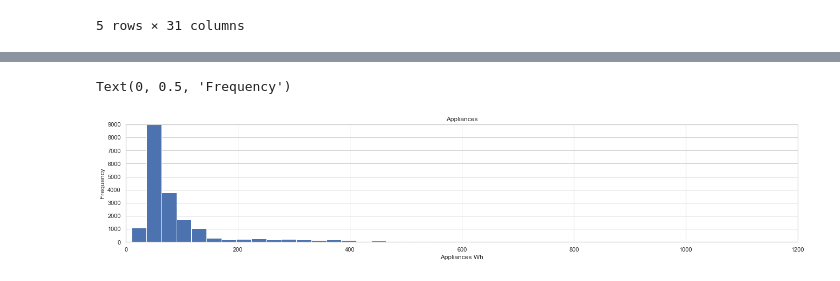
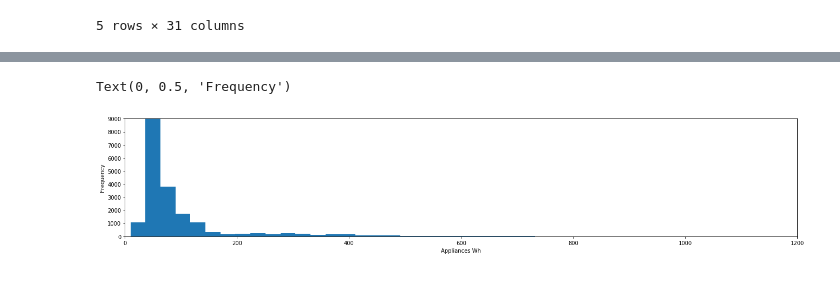
Before and after one commit to shubhamrana2374/Portfolio, a Jupyter notebook: Portfolio 2.ipynb, the cells around one changed output, grey strips where cells are left out. Saved outputs shown, nothing was run; the diff lists cells and outputs as text; code cells hidden in the pictures.

```diff
--- a/Portfolio 2.ipynb
+++ b/Portfolio 2.ipynb
@@ -75,14 +82,14 @@ date_appliances_data[1:1008].plot(kind='line',x='date', y='Appliances')
 # %%
 #date_appliances_data1=date_appliances_data["Appliances"]
-date_appliances_data.hist(bins=40)
+date_appliances_data['Appliances'].plot.hist(bins=40)
 plt.subplots_adjust(right=3)
 plt.xlim([0,1200])
 plt.xlabel("Appliances Wh")
-plt.ylim([0,9000])
+plt.ylim(0,9000,2000)
 plt.ylabel("Frequency")
 # %% [output]
 Text(0, 0.5, 'Frequency')
-[figure, old version]
+[figure, new version]
 # %%
 ax = sns.boxplot(x=date_appliances_data["Appliances"])
 plt.xlabel("Appliances Wh")
```
Also changed, not shown: parts of 8 cells of this notebook.
